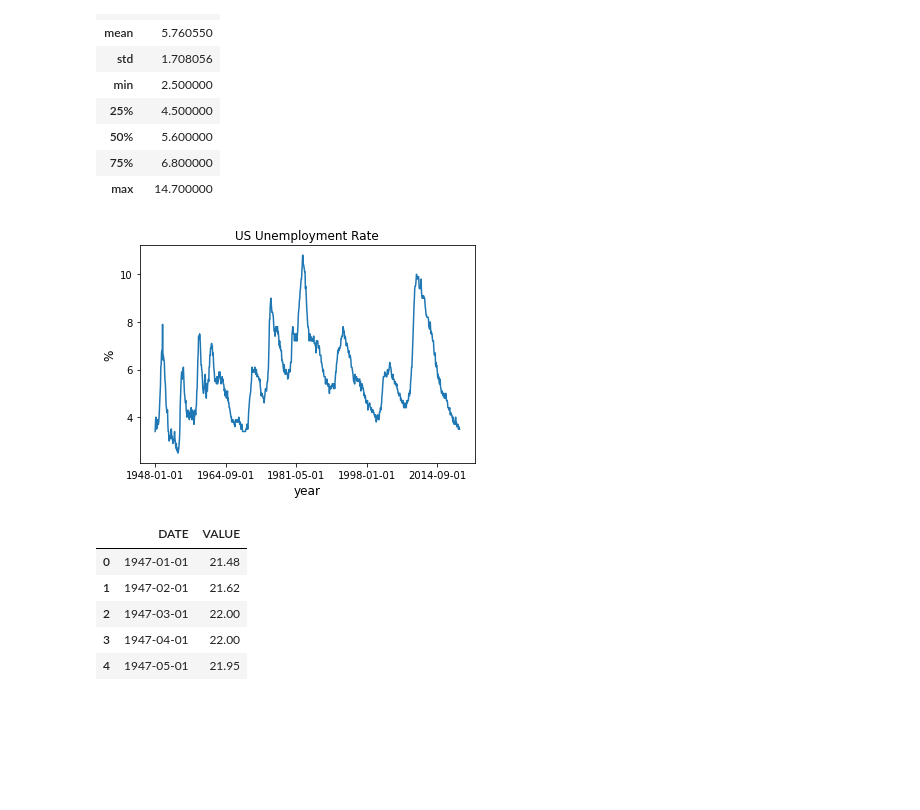
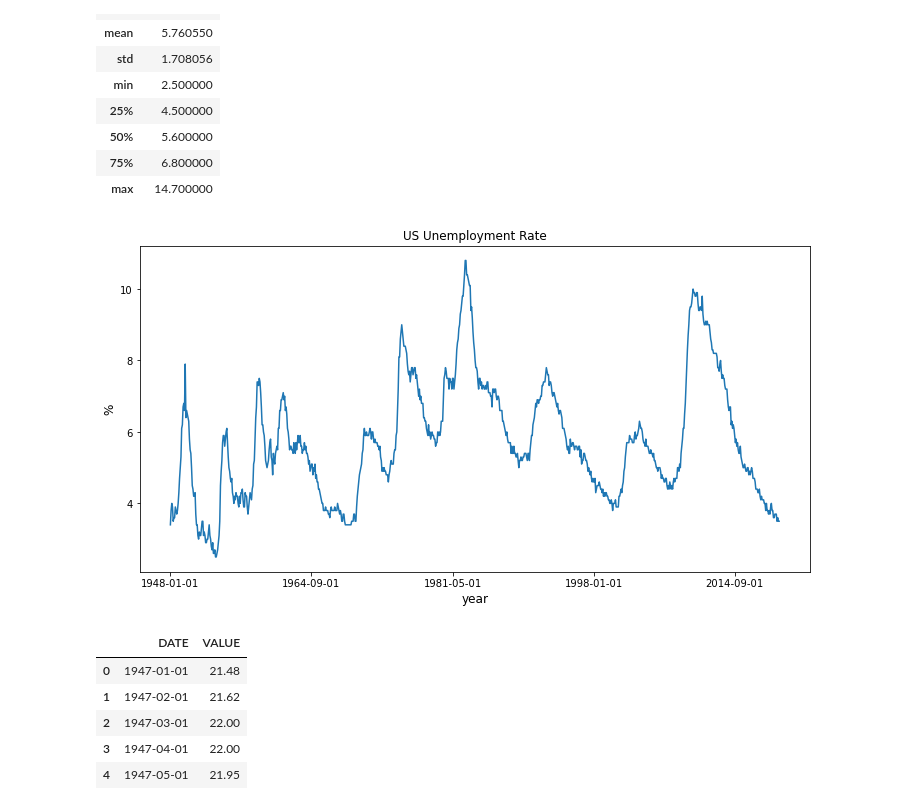
Before and after one commit to xiaoww3/Final-Project, a Jupyter notebook: project.ipynb, the cells around one changed output. Drawn from its saved outputs; the diff is of its cells as text; code cells hidden in the pictures; blank space fills up the shorter version.

```diff
--- a/project.ipynb
+++ b/project.ipynb
@@ -74,12 +74,12 @@ data.describe()
 # %%
 #Graphing the Unemployment Rate
 data1=data.set_index('DATE')
-ax = data1['1948':'2020'].plot(title='US Unemployment Rate', legend=False)
+ax = data1['1948':'2020'].plot(title='US Unemployment Rate', legend=False, figsize=(12,6))
 ax.set_xlabel('year', fontsize=12)
 ax.set_ylabel('%', fontsize=12)
 plt.show()
 # %% [output]
-[figure, old version]
+[figure, new version]
 # %%
 #Access Data
 url_c = 'http://research.stlouisfed.org/fred2/series/CPIAUCSL/downloaddata/CPIAUCSL.csv'
```
Also changed, not shown: parts of 2 cells of this notebook.
